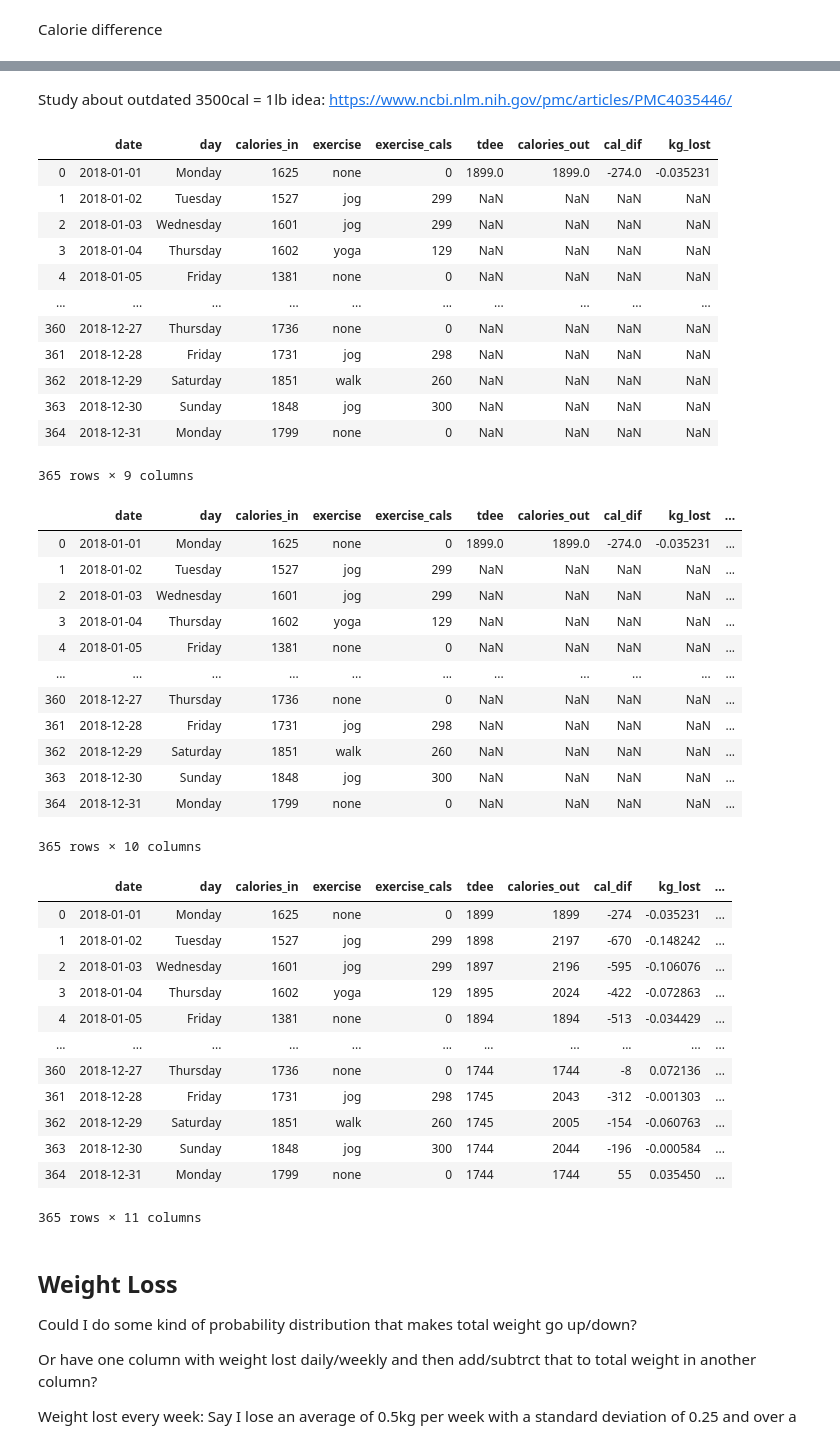
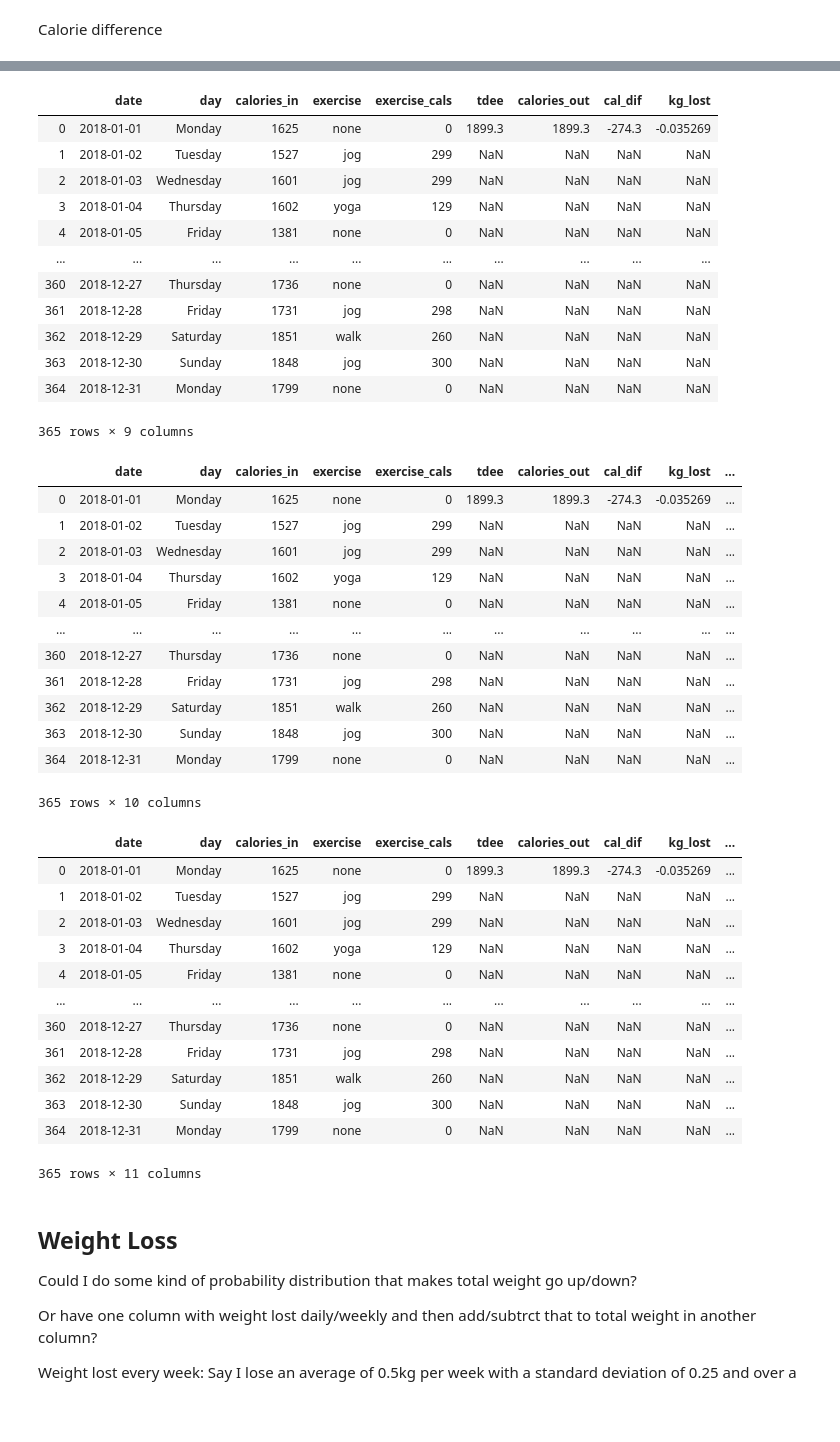
Before and after one commit to jennifer-ryan/data-set-simulation, a Jupyter notebook: Dataset Simulation.ipynb, the cells around one changed output, grey strips where cells are left out. Saved outputs shown, nothing was run; the diff lists cells and outputs as text; code cells hidden in the pictures; blank space fills up the shorter version.

```diff
--- a/Dataset Simulation.ipynb
+++ b/Dataset Simulation.ipynb
@@ -77,0 +84,13 @@ where s is 5 for a male and -161 for a female.(https://www.omnicalculator.com/he
+# %%
+# Height (cm) and starting weight (kg) variables
+height = 175
+starting_weight = 80
+
+# BMI function
+def bmi(weight, height):
+    result = weight/(height/100)**2
+    return round(result, 2)
+
+# Starting BMI
+starting_bmi = bmi(starting_weight, height)
+print("BMI:", starting_bmi )
@@ -130,17 +123,0 @@ In this dataset the focus is on calories in and out but our subject is generally
-# %%
-# Starting weight (kg)
-starting_weight = 80
-
-# Height (cm)
-height = 175
-
-# TDEE
-def tdee(weight):
-    bmr = 10 * weight + 6.25 * 175 - 5 * 30 -161
-    result = bmr * 1.2
-    return int(result)
-
-# BMI
-def bmi(weight, height):
-    result = weight/height**2
-    return result
@@ -146,0 +135,9 @@ def bmi(weight, height):
+# %%
+# TDEE function
+def tdee(weight):
+    result = bmr(weight, height, age, female) * 1.2
+    return result
+
+# Calculating and displaying starting TDEE
+starting_tdee = tdee(starting_weight)
+print('TDEE:', round(starting_tdee), 'calories.')
@@ -526,8 +524,6 @@ df
 | 363 | 2018-12-30 | Sunday | 1848 | jog | 300 | NaN | NaN | NaN |
 | 364 | 2018-12-31 | Monday | 1799 | none | 0 | NaN | NaN | NaN |
 365 rows × 8 columns
-# %% [markdown]
-Study about outdated 3500cal = 1lb idea: https://www.ncbi.nlm.nih.gov/pmc/articles/PMC4035446/
 # %%
 def cal_to_kg(calories):
     kg = calories * 0.00012858
@@ -539,7 +535,7 @@ df.loc[0, 'kg_lost'] = cal_to_kg(df.loc[0, 'cal_dif'])
 df
 # %% [output]
 |  | date | day | calories_in | exercise | exercise_cals | tdee | calories_out | cal_dif | kg_lost |
-| 0 | 2018-01-01 | Monday | 1625 | none | 0 | 1899.0 | 1899.0 | -274.0 | -0.035231 |
+| 0 | 2018-01-01 | Monday | 1625 | none | 0 | 1899.3 | 1899.3 | -274.3 | -0.035269 |
 | 1 | 2018-01-02 | Tuesday | 1527 | jog | 299 | NaN | NaN | NaN | NaN |
 | 2 | 2018-01-03 | Wednesday | 1601 | jog | 299 | NaN | NaN | NaN | NaN |
 | 3 | 2018-01-04 | Thursday | 1602 | yoga | 129 | NaN | NaN | NaN | NaN |
@@ -567,7 +563,7 @@ df.loc[0, 'weight'] = starting_weight + df.loc[0, 'kg_lost']
 df
 # %% [output]
 |  | date | day | calories_in | exercise | exercise_cals | tdee | calories_out | cal_dif | kg_lost | ... |
-| 0 | 2018-01-01 | Monday | 1625 | none | 0 | 1899.0 | 1899.0 | -274.0 | -0.035231 | ... |
+| 0 | 2018-01-01 | Monday | 1625 | none | 0 | 1899.3 | 1899.3 | -274.3 | -0.035269 | ... |
 | 1 | 2018-01-02 | Tuesday | 1527 | jog | 299 | NaN | NaN | NaN | NaN | ... |
 | 2 | 2018-01-03 | Wednesday | 1601 | jog | 299 | NaN | NaN | NaN | NaN | ... |
 | 3 | 2018-01-04 | Thursday | 1602 | yoga | 129 | NaN | NaN | NaN | NaN | ... |
@@ -582,23 +578,23 @@ df
 # %%
 # BMI
 
 starting_bmi = bmi(starting_weight, height/100)
 df['bmi'] = np.nan
-df.loc[0, 'bmi'] = bmi(df.loc[0, 'weight'], height/100)
+df.loc[0, 'bmi'] = bmi(df.loc[0, 'weight'], height)
 df
 # %% [output]
 |  | date | day | calories_in | exercise | exercise_cals | tdee | calories_out | cal_dif | kg_lost | ... |
-| 0 | 2018-01-01 | Monday | 1625 | none | 0 | 1899 | 1899 | -274 | -0.035231 | ... |
-| 1 | 2018-01-02 | Tuesday | 1527 | jog | 299 | 1898 | 2197 | -670 | -0.148242 | ... |
-| 2 | 2018-01-03 | Wednesday | 1601 | jog | 299 | 1897 | 2196 | -595 | -0.106076 | ... |
-| 3 | 2018-01-04 | Thursday | 1602 | yoga | 129 | 1895 | 2024 | -422 | -0.072863 | ... |
-| 4 | 2018-01-05 | Friday | 1381 | none | 0 | 1894 | 1894 | -513 | -0.034429 | ... |
+| 0 | 2018-01-01 | Monday | 1625 | none | 0 | 1899.3 | 1899.3 | -274.3 | -0.035269 | ... |
+| 1 | 2018-01-02 | Tuesday | 1527 | jog | 299 | NaN | NaN | NaN | NaN | ... |
+| 2 | 2018-01-03 | Wednesday | 1601 | jog | 299 | NaN | NaN | NaN | NaN | ... |
+| 3 | 2018-01-04 | Thursday | 1602 | yoga | 129 | NaN | NaN | NaN | NaN | ... |
+| 4 | 2018-01-05 | Friday | 1381 | none | 0 | NaN | NaN | NaN | NaN | ... |
 | ... | ... | ... | ... | ... | ... | ... | ... | ... | ... | ... |
-| 360 | 2018-12-27 | Thursday | 1736 | none | 0 | 1744 | 1744 | -8 | 0.072136 | ... |
-| 361 | 2018-12-28 | Friday | 1731 | jog | 298 | 1745 | 2043 | -312 | -0.001303 | ... |
-| 362 | 2018-12-29 | Saturday | 1851 | walk | 260 | 1745 | 2005 | -154 | -0.060763 | ... |
-| 363 | 2018-12-30 | Sunday | 1848 | jog | 300 | 1744 | 2044 | -196 | -0.000584 | ... |
-| 364 | 2018-12-31 | Monday | 1799 | none | 0 | 1744 | 1744 | 55 | 0.035450 | ... |
+| 360 | 2018-12-27 | Thursday | 1736 | none | 0 | NaN | NaN | NaN | NaN | ... |
+| 361 | 2018-12-28 | Friday | 1731 | jog | 298 | NaN | NaN | NaN | NaN | ... |
+| 362 | 2018-12-29 | Saturday | 1851 | walk | 260 | NaN | NaN | NaN | NaN | ... |
+| 363 | 2018-12-30 | Sunday | 1848 | jog | 300 | NaN | NaN | NaN | NaN | ... |
+| 364 | 2018-12-31 | Monday | 1799 | none | 0 | NaN | NaN | NaN | NaN | ... |
 365 rows × 11 columns
 # %% [markdown]
 ## Weight Loss
```
Also changed, not shown: parts of 20 cells of this notebook.
